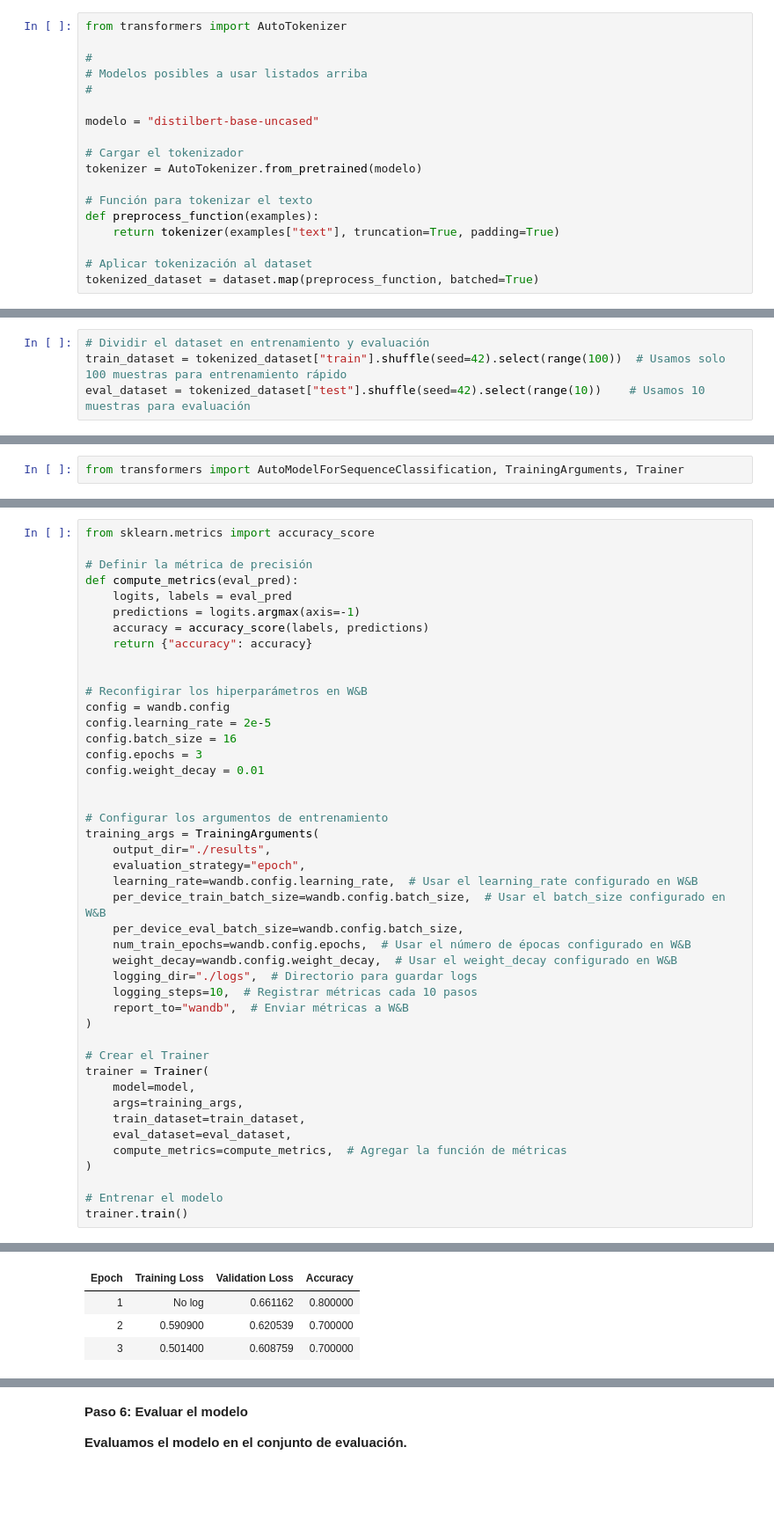
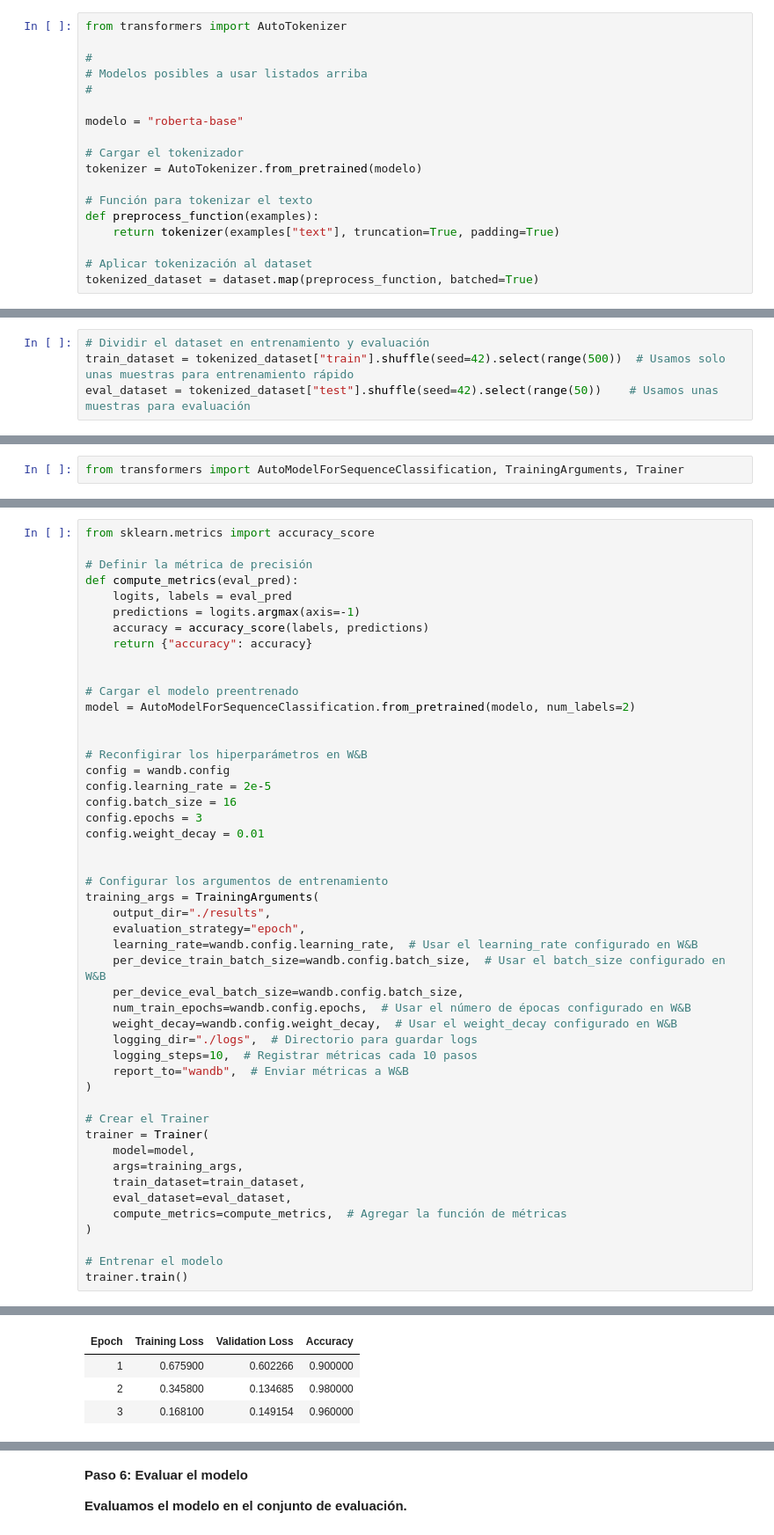
Before and after one commit to lawlete/Varios, a Jupyter notebook: Entrenamiento_de_Lenguaje_Natural_Version_2.ipynb, the cells around one changed output, grey strips where cells are left out. Shown at 88% size. Cells and saved outputs as stored; diff of their text form; blank space fills up the shorter version.

```diff
--- a/Entrenamiento_de_Lenguaje_Natural_Version_2.ipynb
+++ b/Entrenamiento_de_Lenguaje_Natural_Version_2.ipynb
@@ -165,7 +173,7 @@ from transformers import AutoTokenizer
 # Modelos posibles a usar listados arriba
 #
 
-modelo = "distilbert-base-uncased"
+modelo = "roberta-base"
 
 # Cargar el tokenizador
 tokenizer = AutoTokenizer.from_pretrained(modelo)
@@ -184,8 +190,8 @@ The cache for model files in Transformers v4.22.0 has been updated. Migrating yo
 **Dividimos el conjunto de datos en entrenamiento y evaluación.**
 # %%
 # Dividir el dataset en entrenamiento y evaluación
-train_dataset = tokenized_dataset["train"].shuffle(seed=42).select(range(100))  # Usamos solo 100 muestras para entrenamiento rápido
-eval_dataset = tokenized_dataset["test"].shuffle(seed=42).select(range(10))    # Usamos 10 muestras para evaluación
+train_dataset = tokenized_dataset["train"].shuffle(seed=42).select(range(500))  # Usamos solo unas muestras para entrenamiento rápido
+eval_dataset = tokenized_dataset["test"].shuffle(seed=42).select(range(50))    # Usamos unas muestras para evaluación
 # %% [markdown]
 **Paso 5: Entrenar el modelo**
 
@@ -209,6 +207,10 @@ def compute_metrics(eval_pred):
     predictions = logits.argmax(axis=-1)
     accuracy = accuracy_score(labels, predictions)
     return {"accuracy": accuracy}
+
+
+# Cargar el modelo preentrenado
+model = AutoModelForSequenceClassification.from_pretrained(modelo, num_labels=2)
 
 
 # Reconfigirar los hiperparámetros en W&B
@@ -249,4 +253,4 @@ trainer.train()
 | Epoch | Training Loss | Validation Loss | Accuracy |
-| 1 | No log | 0.661162 | 0.800000 |
-| 2 | 0.590900 | 0.620539 | 0.700000 |
-| 3 | 0.501400 | 0.608759 | 0.700000 |
+| 1 | 0.675900 | 0.602266 | 0.900000 |
+| 2 | 0.345800 | 0.134685 | 0.980000 |
+| 3 | 0.168100 | 0.149154 | 0.960000 |
```
Also changed, not shown: parts of 8 cells of this notebook.
